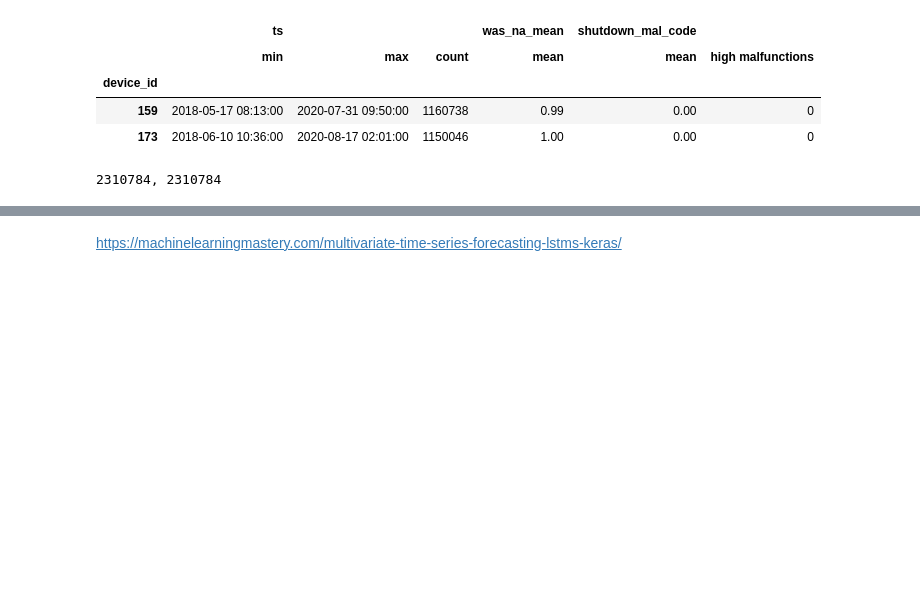
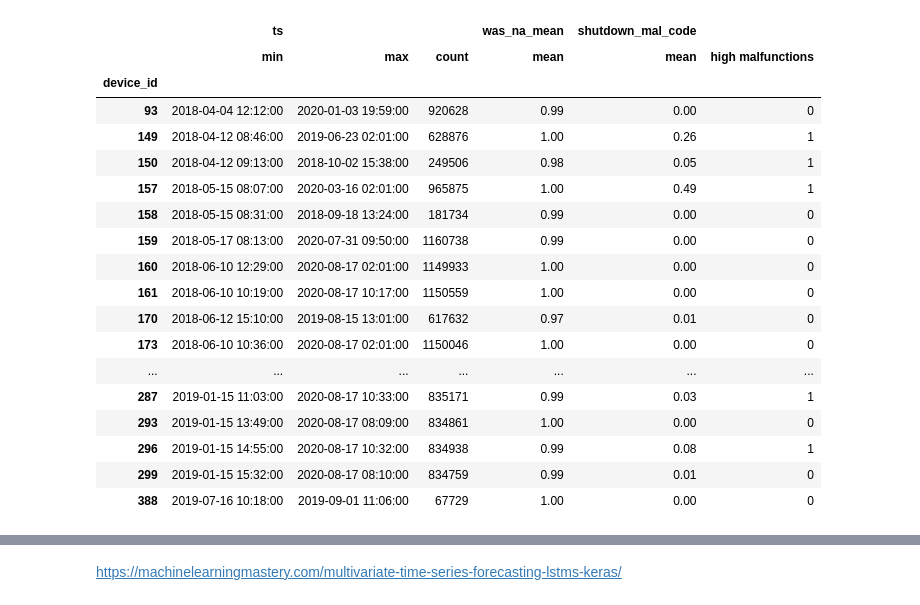
Before and after one commit to ElisarGstat/EcoplantActivationPaterens, a Jupyter notebook: embeding_sec2min.ipynb, the cells around one changed output, grey strips where cells are left out. Cells and saved outputs as stored; diff of their text form; code cells hidden in the pictures; blank space fills up the shorter version.

```diff
--- a/embeding_sec2min.ipynb
+++ b/embeding_sec2min.ipynb
@@ -52,8 +62,5 @@ Wall time: 26.6 s
 # %%
 df, info = code_des(df, 0.02)
-df.query('device_id in (173, 159)', inplace=True)
-df = shorten_label(df)
-minimum_timespan(df, 6)
-
+# df.query('device_id in (173, 159)', inplace=True)
 info
 # %% [output]
@@ -71,9 +67,19 @@ info
 |  | ts |  |  | was_na_mean | shutdown_mal_code |  |
 |  | min | max | count | mean | mean | high malfunctions |
 | device_id |  |  |  |  |  |  |
+| 93 | 2018-04-04 12:12:00 | 2020-01-03 19:59:00 | 920628 | 0.99 | 0.00 | 0 |
+| 149 | 2018-04-12 08:46:00 | 2019-06-23 02:01:00 | 628876 | 1.00 | 0.26 | 1 |
+| 150 | 2018-04-12 09:13:00 | 2018-10-02 15:38:00 | 249506 | 0.98 | 0.05 | 1 |
+| 157 | 2018-05-15 08:07:00 | 2020-03-16 02:01:00 | 965875 | 1.00 | 0.49 | 1 |
+| 158 | 2018-05-15 08:31:00 | 2018-09-18 13:24:00 | 181734 | 0.99 | 0.00 | 0 |
 | 159 | 2018-05-17 08:13:00 | 2020-07-31 09:50:00 | 1160738 | 0.99 | 0.00 | 0 |
+| 160 | 2018-06-10 12:29:00 | 2020-08-17 02:01:00 | 1149933 | 1.00 | 0.00 | 0 |
+| 161 | 2018-06-10 10:19:00 | 2020-08-17 10:17:00 | 1150559 | 1.00 | 0.00 | 0 |
+| 170 | 2018-06-12 15:10:00 | 2019-08-15 13:01:00 | 617632 | 0.97 | 0.01 | 0 |
 | 173 | 2018-06-10 10:36:00 | 2020-08-17 02:01:00 | 1150046 | 1.00 | 0.00 | 0 |
+| ... | ... | ... | ... | ... | ... | ... |
+| 287 | 2019-01-15 11:03:00 | 2020-08-17 10:33:00 | 835171 | 0.99 | 0.03 | 1 |
+| 293 | 2019-01-15 13:49:00 | 2020-08-17 08:09:00 | 834861 | 1.00 | 0.00 | 0 |
+| 296 | 2019-01-15 14:55:00 | 2020-08-17 10:32:00 | 834938 | 0.99 | 0.08 | 1 |
+| 299 | 2019-01-15 15:32:00 | 2020-08-17 08:10:00 | 834759 | 0.99 | 0.01 | 0 |
+| 388 | 2019-07-16 10:18:00 | 2019-09-01 11:06:00 | 67729 | 1.00 | 0.00 | 0 |
-# %%
-print(f'{len(df.index.drop_duplicates())}, {len(df.index)}')
-# %% [output]
-2310784, 2310784
```
Also changed, not shown: parts of 108 cells of this notebook, 1 other file.
